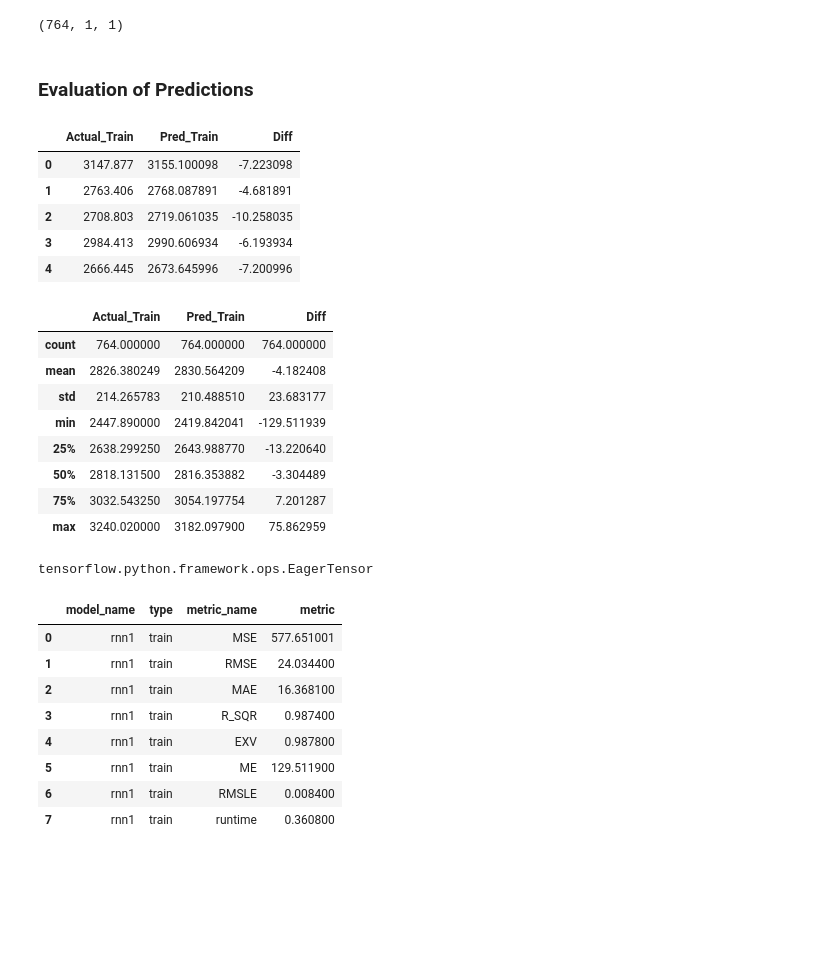
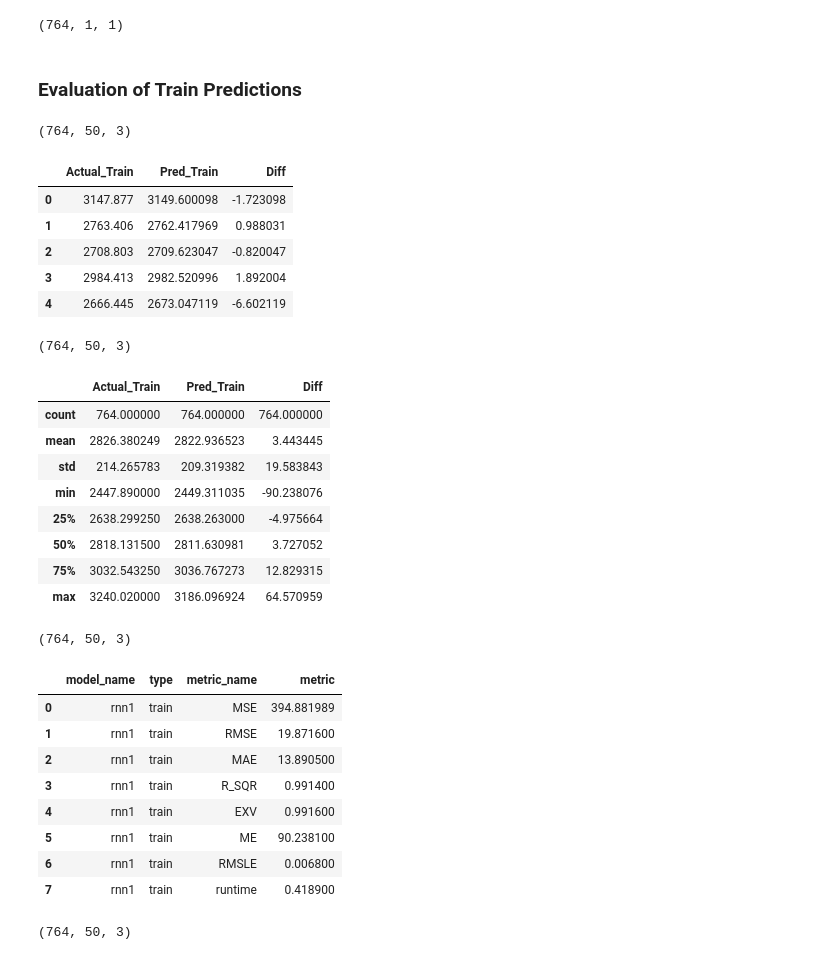
Before and after one commit to oimartin/SP_500_index_RNN, a Jupyter notebook: sp500_notebook.ipynb, the cells around one changed output. Cells and saved outputs as stored; diff of their text form; code cells hidden in the pictures; blank space fills up the shorter version.

```diff
--- a/sp500_notebook.ipynb
+++ b/sp500_notebook.ipynb
@@ -303,5 +307,5 @@ y_test {len(y_test_sc)}
 # %%
-X_train, y_train, X_test, y_test, minmax = select_transform(data, ['Open', 'High','Low'], 'Close')
+X_train, y_train, X_test, y_test = select_transform(data, ['Open', 'High','Low'], 'Close')
 # %% [output]
 Split at 1006
 X_train shape (1006, 3)
@@ -381,8 +385,8 @@ def run_model (model, model_name):
   print(f"{model_name} took {runtime} seconds or {round((runtime/60),4)} minutes to run.")
   return runtime
 
-def compare_pred_actual(X, y, test_train):
-  pred = minmax.inverse_transform(rnn1.predict(X))
+def compare_pred_actual(model,x, y, test_train):
+  pred = minmax.inverse_transform(model.predict(x))
   actual = minmax.inverse_transform(y)
 
   pred_lst = [round(pred[row][0],3) for row in range(0,len(pred))]
@@ -425,4 +429,4 @@ rnn1 = Sequential([
     layers.SimpleRNN(1)
 ])
 
-rnn1.compile(optimizer="adam", loss="mse", metrics=['accuracy'])
+rnn1.compile(optimizer="adam", loss="mse", metrics=['mean_squared_error'])
@@ -473,45 +485,55 @@ display(Sequences.shape, Targets.shape)
 (764, 50, 3, 1)
 (764, 1, 1)
 # %% [markdown]
-### Evaluation of Predictions
+### Evaluation of Train Predictions
+# %%
+X_train.shape
+# %% [output]
+(764, 50, 3)
 # %%
-pred_train, actual_train, compare_train = compare_pred_actual(X_train, y_train, 'Train')
-compare_train.head()
+rnn1_pred_train, rnn1_actual_train, rnn1_compare_train = compare_pred_actual(rnn1, X_train, y_train, 'Train')
+rnn1_compare_train.head()
 # %% [output]
 |  | Actual_Train | Pred_Train | Diff |
-| 0 | 3147.877 | 3155.100098 | -7.223098 |
-| 1 | 2763.406 | 2768.087891 | -4.681891 |
-| 2 | 2708.803 | 2719.061035 | -10.258035 |
-| 3 | 2984.413 | 2990.606934 | -6.193934 |
-| 4 | 2666.445 | 2673.645996 | -7.200996 |
+| 0 | 3147.877 | 3149.600098 | -1.723098 |
+| 1 | 2763.406 | 2762.417969 | 0.988031 |
+| 2 | 2708.803 | 2709.623047 | -0.820047 |
+| 3 | 2984.413 | 2982.520996 | 1.892004 |
+| 4 | 2666.445 | 2673.047119 | -6.602119 |
+# %%
+X_train.shape
+# %% [output]
+(764, 50, 3)
 # %%
-compare_train.describe()
+rnn1_compare_train.describe()
 # %% [output]
 |  | Actual_Train | Pred_Train | Diff |
 | count | 764.000000 | 764.000000 | 764.000000 |
-| mean | 2826.380249 | 2830.564209 | -4.182408 |
-| std | 214.265783 | 210.488510 | 23.683177 |
-| min | 2447.890000 | 2419.842041 | -129.511939 |
-| 25% | 2638.299250 | 2643.988770 | -13.220640 |
-| 50% | 2818.131500 | 2816.353882 | -3.304489 |
-| 75% | 3032.543250 | 3054.197754 | 7.201287 |
-| max | 3240.020000 | 3182.097900 | 75.862959 |
+| mean | 2826.380249 | 2822.936523 | 3.443445 |
+| std | 214.265783 | 209.319382 | 19.583843 |
+| min | 2447.890000 | 2449.311035 | -90.238076 |
+| 25% | 2638.299250 | 2638.263000 | -4.975664 |
+| 50% | 2818.131500 | 2811.630981 | 3.727052 |
+| 75% | 3032.543250 | 3036.767273 | 12.829315 |
+| max | 3240.020000 | 3186.096924 | 64.570959 |
-# %%
-np_config.enable_numpy_behavior()
-
-type(mean_squared_error(actual_train, pred_train))
-# %% [output]
-tensorflow.python.framework.ops.EagerTensor
+# %%
+X_train.shape
+# %% [output]
+(764, 50, 3)
 # %%
-rnn1_train = evaluating_model(actual_train, pred_train, 'rnn1', 'train', rnn1_rt)
+rnn1_train = evaluating_model(rnn1_actual_train, rnn1_pred_train, 'rnn1', 'train', rnn1_rt)
 rnn1_train
 # %% [output]
 |  | model_name | type | metric_name | metric |
-| 0 | rnn1 | train | MSE | 577.651001 |
-| 1 | rnn1 | train | RMSE | 24.034400 |
-| 2 | rnn1 | train | MAE | 16.368100 |
-| 3 | rnn1 | train | R_SQR | 0.987400 |
-| 4 | rnn1 | train | EXV | 0.987800 |
-| 5 | rnn1 | train | ME | 129.511900 |
-| 6 | rnn1 | train | RMSLE | 0.008400 |
-| 7 | rnn1 | train | runtime | 0.360800 |
+| 0 | rnn1 | train | MSE | 394.881989 |
+| 1 | rnn1 | train | RMSE | 19.871600 |
+| 2 | rnn1 | train | MAE | 13.890500 |
+| 3 | rnn1 | train | R_SQR | 0.991400 |
+| 4 | rnn1 | train | EXV | 0.991600 |
+| 5 | rnn1 | train | ME | 90.238100 |
+| 6 | rnn1 | train | RMSLE | 0.006800 |
+| 7 | rnn1 | train | runtime | 0.418900 |
+# %%
+X_train.shape
+# %% [output]
+(764, 50, 3)
```
Also changed, not shown: parts of 38 cells of this notebook.
